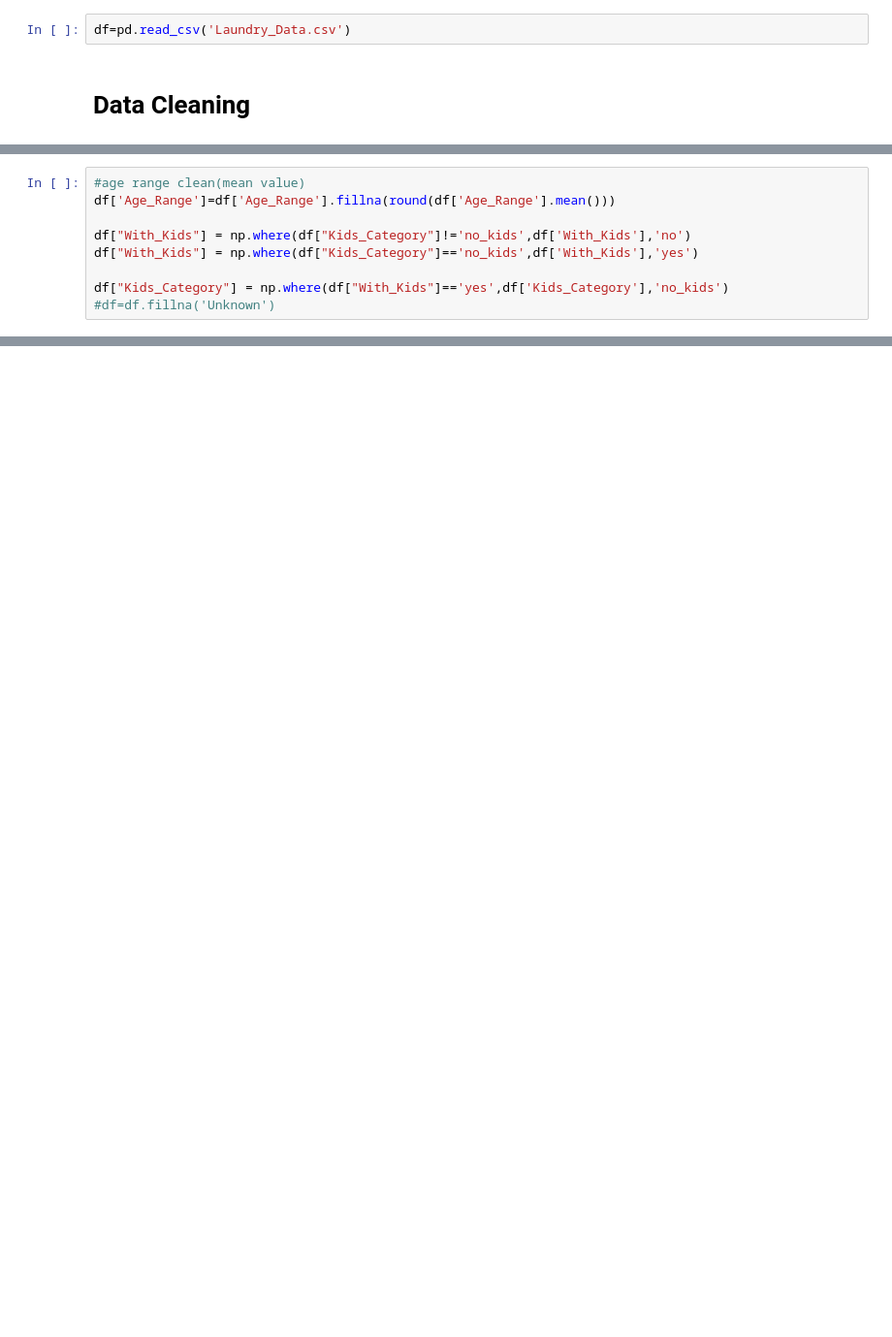
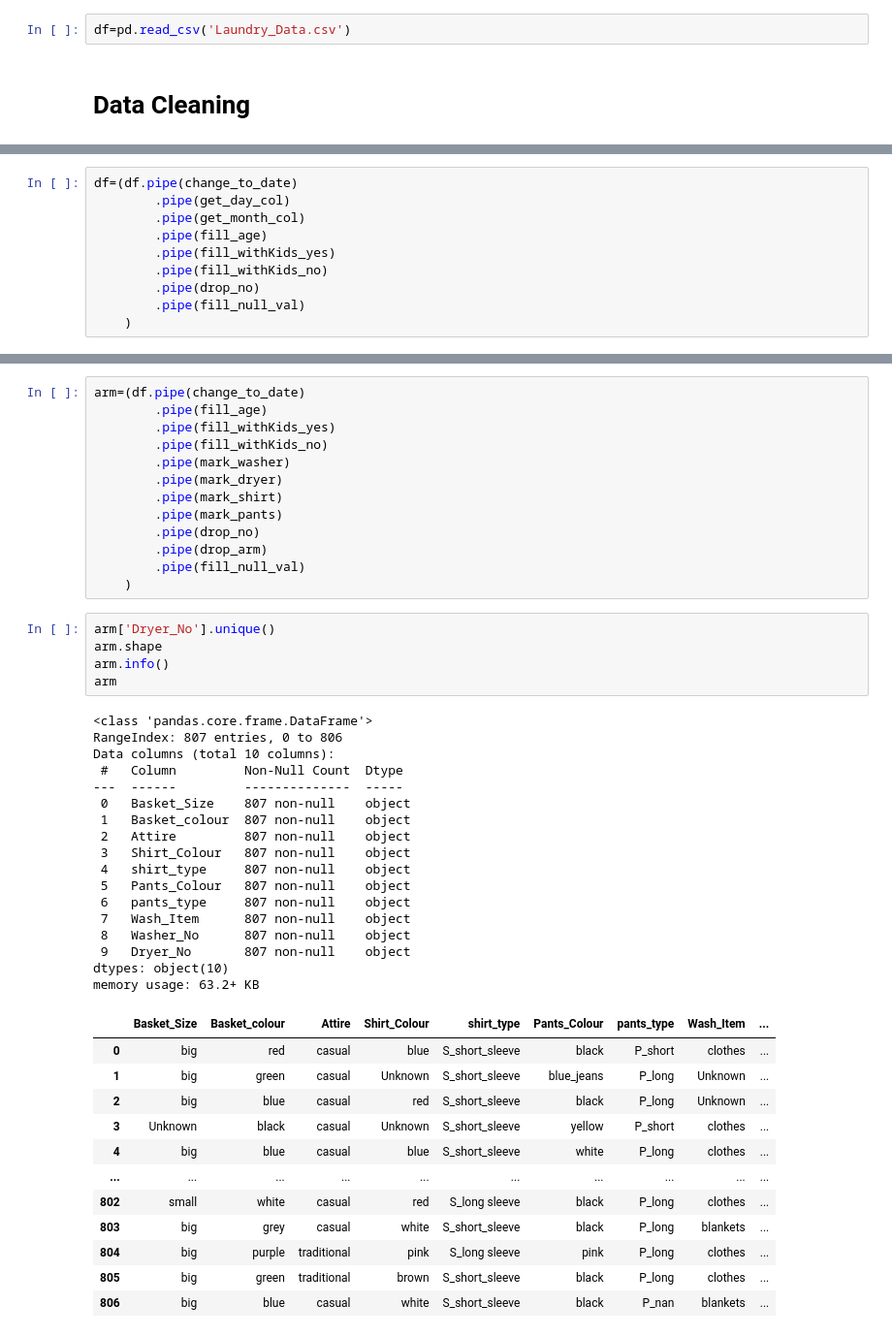
Before and after one commit to CRJoshuaa/Data-Mining-Project, a Jupyter notebook: Project_Joshuaa.ipynb, the cells around one changed output, grey strips where cells are left out. Shown at 97% size. Drawn from its saved outputs; the diff is of its cells as text; blank space fills up the shorter version.

```diff
--- a/Project_Joshuaa.ipynb
+++ b/Project_Joshuaa.ipynb
@@ -28,9 +43,0 @@ df
-# %%
-#age range clean(mean value)
-df['Age_Range']=df['Age_Range'].fillna(round(df['Age_Range'].mean()))
-
-df["With_Kids"] = np.where(df["Kids_Category"]!='no_kids',df['With_Kids'],'no')
-df["With_Kids"] = np.where(df["Kids_Category"]=='no_kids',df['With_Kids'],'yes')
-
-df["Kids_Category"] = np.where(df["With_Kids"]=='yes',df['Kids_Category'],'no_kids')
-#df=df.fillna('Unknown')
@@ -36,0 +108,10 @@ df["Kids_Category"] = np.where(df["With_Kids"]=='yes',df['Kids_Category'],'no_ki
+# %%
+df=(df.pipe(change_to_date)
+        .pipe(get_day_col)
+        .pipe(get_month_col)
+        .pipe(fill_age)
+        .pipe(fill_withKids_yes)
+        .pipe(fill_withKids_no)
+        .pipe(drop_no)
+        .pipe(fill_null_val)
+    )
@@ -36,0 +120,48 @@ df["Kids_Category"] = np.where(df["With_Kids"]=='yes',df['Kids_Category'],'no_ki
+# %%
+arm=(df.pipe(change_to_date)
+        .pipe(fill_age)
+        .pipe(fill_withKids_yes)
+        .pipe(fill_withKids_no)
+        .pipe(mark_washer)
+        .pipe(mark_dryer)
+        .pipe(mark_shirt)
+        .pipe(mark_pants)
+        .pipe(drop_no)
+        .pipe(drop_arm)
+        .pipe(fill_null_val)
+    )
+# %%
+arm['Dryer_No'].unique()
+arm.shape
+arm.info()
+arm
+# %% [output]
+<class 'pandas.core.frame.DataFrame'>
+RangeIndex: 807 entries, 0 to 806
+Data columns (total 10 columns):
+ #   Column         Non-Null Count  Dtype
+---  ------         --------------  -----
+ 0   Basket_Size    807 non-null    object
+ 1   Basket_colour  807 non-null    object
+ 2   Attire         807 non-null    object
+ 3   Shirt_Colour   807 non-null    object
+ 4   shirt_type     807 non-null    object
+ 5   Pants_Colour   807 non-null    object
+ 6   pants_type     807 non-null    object
+ 7   Wash_Item      807 non-null    object
+ 8   Washer_No      807 non-null    object
+ 9   Dryer_No       807 non-null    object
+dtypes: object(10)
+memory usage: 63.2+ KB
+|  | Basket_Size | Basket_colour | Attire | Shirt_Colour | shirt_type | Pants_Colour | pants_type | Wash_Item | ... |
+| 0 | big | red | casual | blue | S_short_sleeve | black | P_short | clothes | ... |
+| 1 | big | green | casual | Unknown | S_short_sleeve | blue_jeans | P_long | Unknown | ... |
+| 2 | big | blue | casual | red | S_short_sleeve | black | P_long | Unknown | ... |
+| 3 | Unknown | black | casual | Unknown | S_short_sleeve | yellow | P_short | clothes | ... |
+| 4 | big | blue | casual | blue | S_short_sleeve | white | P_long | clothes | ... |
+| ... | ... | ... | ... | ... | ... | ... | ... | ... | ... |
+| 802 | small | white | casual | red | S_long sleeve | black | P_long | clothes | ... |
+| 803 | big | grey | casual | white | S_short_sleeve | black | P_long | blankets | ... |
+| 804 | big | purple | traditional | pink | S_long sleeve | pink | P_long | clothes | ... |
+| 805 | big | green | traditional | brown | S_short_sleeve | black | P_long | clothes | ... |
+| 806 | big | blue | casual | white | S_short_sleeve | black | P_nan | blankets | ... |
```
Also changed, not shown: parts of 17 cells of this notebook.
